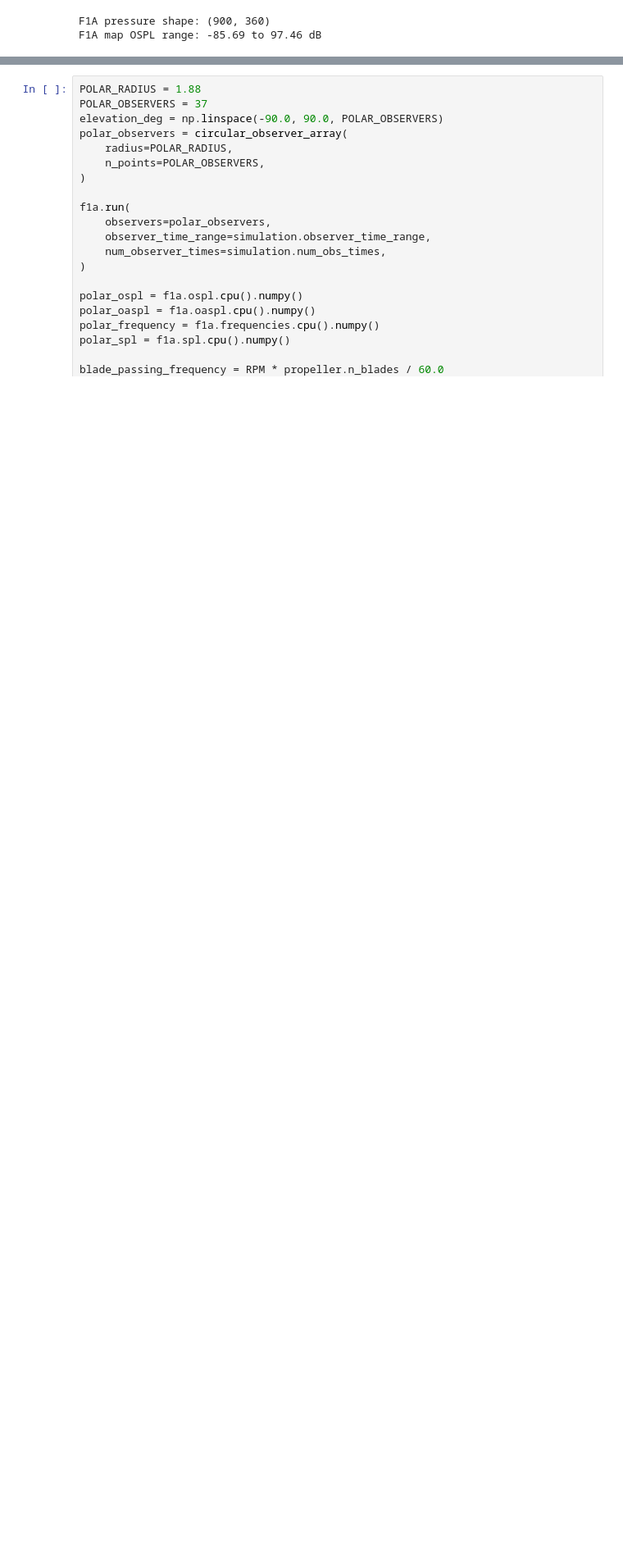
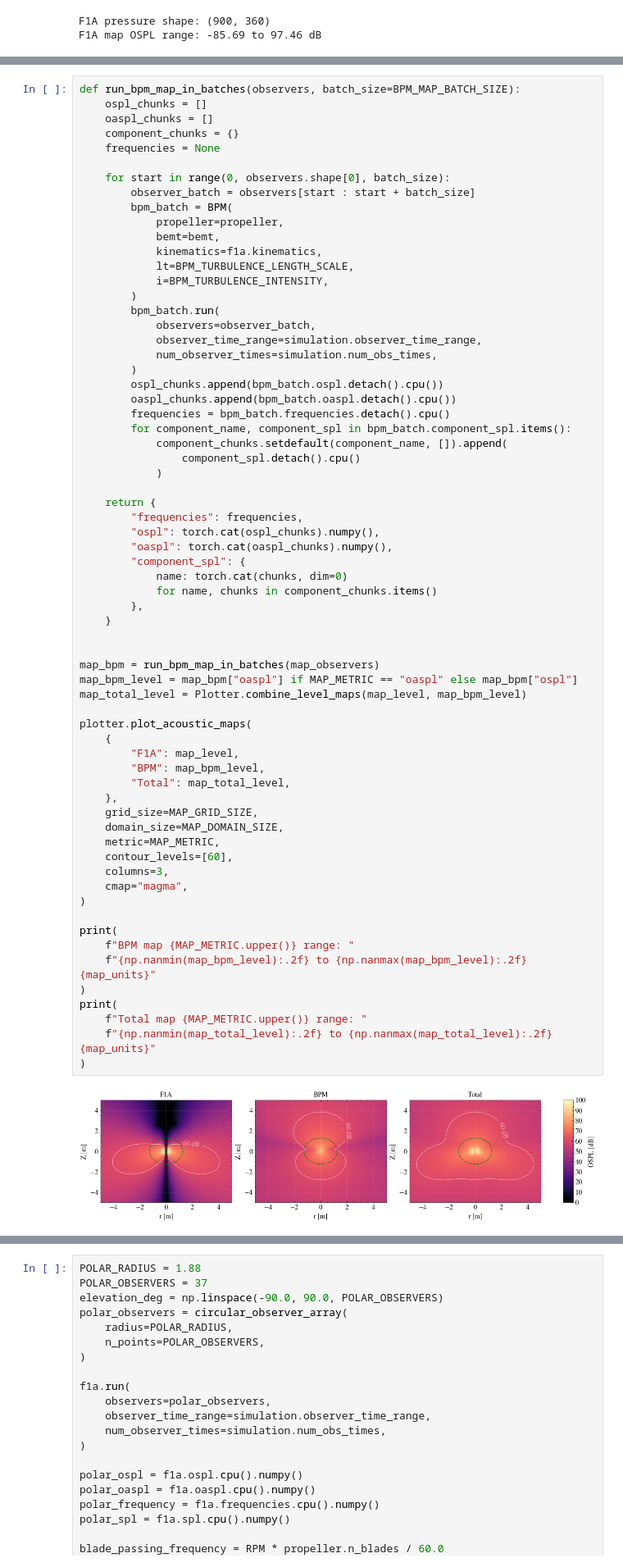
Before and after one commit to Frxljord/FastBEMT, a Jupyter notebook: Examples/Aeroacoustics.ipynb, the cells around one changed output, grey strips where cells are left out. Shown at 82% size. Saved outputs shown, nothing was run; the diff lists cells and outputs as text; blank space fills up the shorter version.

```diff
--- a/Examples/Aeroacoustics.ipynb
+++ b/Examples/Aeroacoustics.ipynb
@@ -99,0 +102,68 @@ plotter.plot_acoustic_map(
+# %%
+def run_bpm_map_in_batches(observers, batch_size=BPM_MAP_BATCH_SIZE):
+    ospl_chunks = []
+    oaspl_chunks = []
+    component_chunks = {}
+    frequencies = None
+
+    for start in range(0, observers.shape[0], batch_size):
+        observer_batch = observers[start : start + batch_size]
+        bpm_batch = BPM(
+            propeller=propeller,
+            bemt=bemt,
+            kinematics=f1a.kinematics,
+            lt=BPM_TURBULENCE_LENGTH_SCALE,
+            i=BPM_TURBULENCE_INTENSITY,
+        )
+        bpm_batch.run(
+            observers=observer_batch,
+            observer_time_range=simulation.observer_time_range,
+            num_observer_times=simulation.num_obs_times,
+        )
+        ospl_chunks.append(bpm_batch.ospl.detach().cpu())
+        oaspl_chunks.append(bpm_batch.oaspl.detach().cpu())
+        frequencies = bpm_batch.frequencies.detach().cpu()
+        for component_name, component_spl in bpm_batch.component_spl.items():
+            component_chunks.setdefault(component_name, []).append(
+                component_spl.detach().cpu()
+            )
+
+    return {
+        "frequencies": frequencies,
+        "ospl": torch.cat(ospl_chunks).numpy(),
+        "oaspl": torch.cat(oaspl_chunks).numpy(),
+        "component_spl": {
+            name: torch.cat(chunks, dim=0)
+            for name, chunks in component_chunks.items()
+        },
+    }
+
+
+map_bpm = run_bpm_map_in_batches(map_observers)
+map_bpm_level = map_bpm["oaspl"] if MAP_METRIC == "oaspl" else map_bpm["ospl"]
+map_total_level = Plotter.combine_level_maps(map_level, map_bpm_level)
+
+plotter.plot_acoustic_maps(
+    {
+        "F1A": map_level,
+        "BPM": map_bpm_level,
+        "Total": map_total_level,
+    },
+    grid_size=MAP_GRID_SIZE,
+    domain_size=MAP_DOMAIN_SIZE,
+    metric=MAP_METRIC,
+    contour_levels=[60],
+    columns=3,
+    cmap="magma",
+)
+
+print(
+    f"BPM map {MAP_METRIC.upper()} range: "
+    f"{np.nanmin(map_bpm_level):.2f} to {np.nanmax(map_bpm_level):.2f} {map_units}"
+)
+print(
+    f"Total map {MAP_METRIC.upper()} range: "
+    f"{np.nanmin(map_total_level):.2f} to {np.nanmax(map_total_level):.2f} {map_units}"
+)
+# %% [output]
+[figure, added]
```
Also changed, not shown: parts of 7 cells of this notebook, 5 other files.
